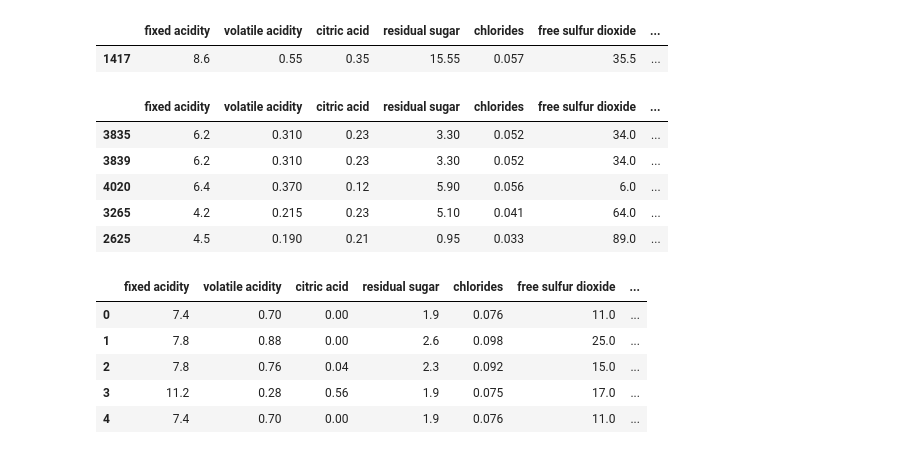
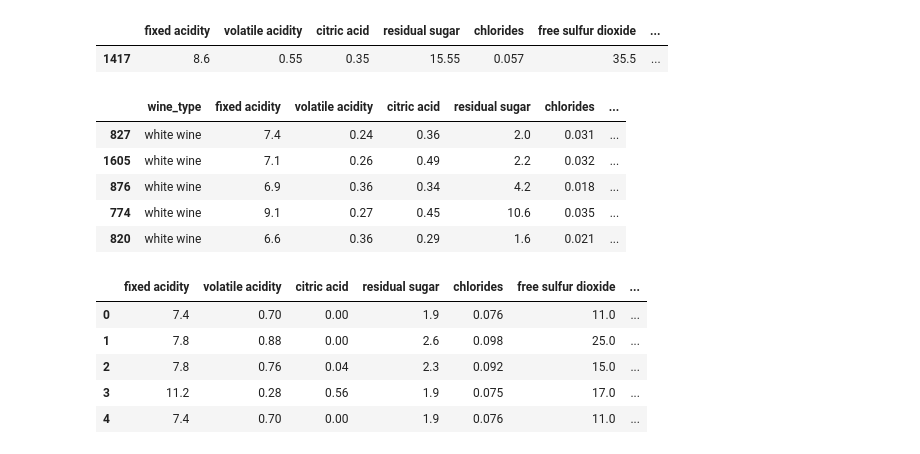
Before and after one commit to novik2713/CAB_Winery_Project, a Jupyter notebook: project2.ipynb, the cells around one changed output. Cells and saved outputs as stored; diff of their text form; code cells hidden in the pictures.

```diff
--- a/project2.ipynb
+++ b/project2.ipynb
@@ -122,14 +122,14 @@ white_wine_highsugar.sort_values(by='total sulfur dioxide', ascending=False).hea
 |  | fixed acidity | volatile acidity | citric acid | residual sugar | chlorides | free sulfur dioxide | ... |
 | 1417 | 8.6 | 0.55 | 0.35 | 15.55 | 0.057 | 35.5 | ... |
 # %%
-white_wine.sort_values(by='alcohol', ascending=False).tail()
+white_wine.sort_values(by='quality', ascending=False).head()
 # %% [output]
-|  | fixed acidity | volatile acidity | citric acid | residual sugar | chlorides | free sulfur dioxide | ... |
-| 3835 | 6.2 | 0.310 | 0.23 | 3.30 | 0.052 | 34.0 | ... |
-| 3839 | 6.2 | 0.310 | 0.23 | 3.30 | 0.052 | 34.0 | ... |
-| 4020 | 6.4 | 0.370 | 0.12 | 5.90 | 0.056 | 6.0 | ... |
-| 3265 | 4.2 | 0.215 | 0.23 | 5.10 | 0.041 | 64.0 | ... |
-| 2625 | 4.5 | 0.190 | 0.21 | 0.95 | 0.033 | 89.0 | ... |
+|  | wine_type | fixed acidity | volatile acidity | citric acid | residual sugar | chlorides | ... |
+| 827 | white wine | 7.4 | 0.24 | 0.36 | 2.0 | 0.031 | ... |
+| 1605 | white wine | 7.1 | 0.26 | 0.49 | 2.2 | 0.032 | ... |
+| 876 | white wine | 6.9 | 0.36 | 0.34 | 4.2 | 0.018 | ... |
+| 774 | white wine | 9.1 | 0.27 | 0.45 | 10.6 | 0.035 | ... |
+| 820 | white wine | 6.6 | 0.36 | 0.29 | 1.6 | 0.021 | ... |
 # %%
 #marking outliers red_wine
 red_wine['outliers'] = np.nan
```
Also changed, not shown: parts of 10 cells of this notebook.
